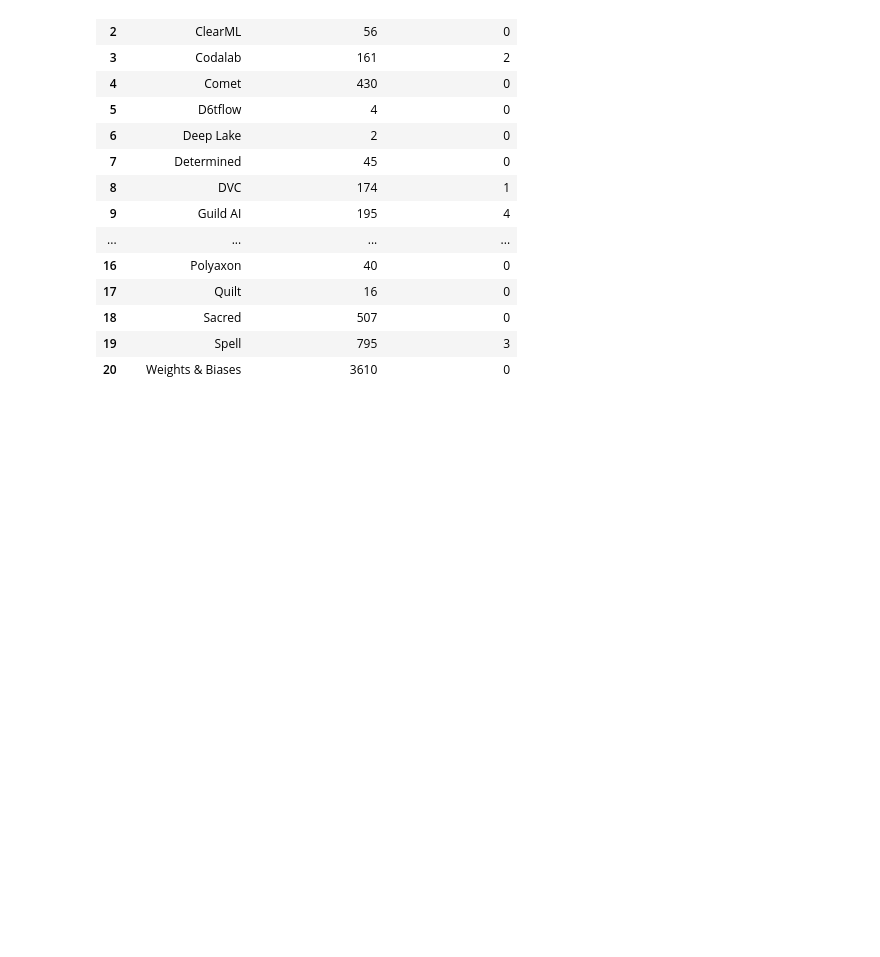
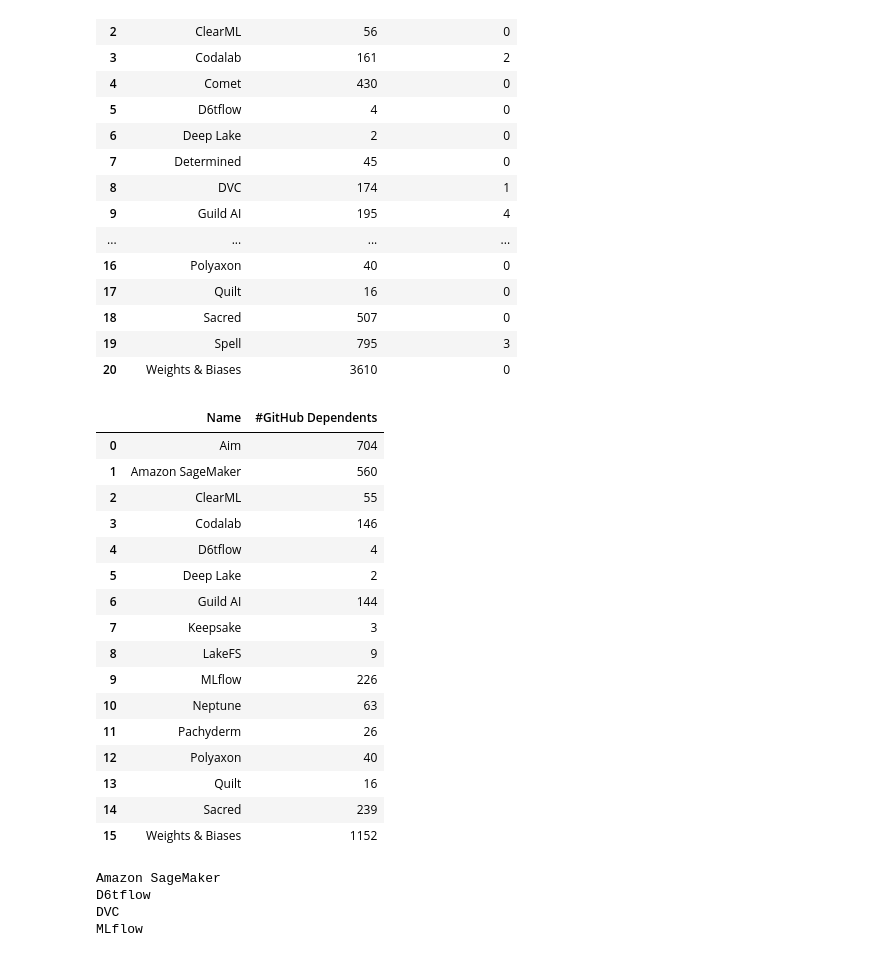
Before and after one commit to zhimin-z/MSR-Asset-Management, a Jupyter notebook: Code/Main.ipynb, the cells around one changed output. Saved outputs shown, nothing was run; the diff lists cells and outputs as text; code cells hidden in the pictures; blank space fills up the shorter version.

```diff
--- a/Code/Main.ipynb
+++ b/Code/Main.ipynb
@@ -78,7 +78,7 @@ for file_name in glob.glob(os.path.join(raw_path, '*.json')):
                 repo_name = repo_file['name'].removeprefix('gitlab.com/')
                 gitlab_repo_names.add(repo_name)
 
-    tool_name = file_name.split('/')[-1].split('.')[0]
+    tool_name = file_name.split('\\')[-1].split('.')[0]
     if tool_name in tool_repos:
         tool_data, error_data = github_miner.scrape(
             repo_name=tool_repos[tool_name], name=tool_name)
@@ -252,6 +252,35 @@ for index, row in df.iterrows():
     if not github_errors_tool.empty:
         github_errors_tool.to_csv(os.path.join(
             github_round1_error_path, f'{row["Name"]}.csv'), index=False)
+# %%
+df_summary = pd.DataFrame(columns=['Name', '#GitHub Dependents'])
+for file_name in glob.glob(os.path.join(github_round1_path, '*.csv')):
+    tool_name = file_name.split('\\')[-1].split('.')[0]
+    df = pd.read_csv(file_name)
+    row_new = {
+        'Name': tool_name,
+        '#GitHub Dependents': df.shape[0]
+    }
+    df_summary = df_summary.append(row_new, ignore_index=True)
+df_summary
+# %% [output]
+|  | Name | #GitHub Dependents |
+| 0 | Aim | 704 |
+| 1 | Amazon SageMaker | 560 |
+| 2 | ClearML | 55 |
+| 3 | Codalab | 146 |
+| 4 | D6tflow | 4 |
+| 5 | Deep Lake | 2 |
+| 6 | Guild AI | 144 |
+| 7 | Keepsake | 3 |
+| 8 | LakeFS | 9 |
+| 9 | MLflow | 226 |
+| 10 | Neptune | 63 |
+| 11 | Pachyderm | 26 |
+| 12 | Polyaxon | 40 |
+| 13 | Quilt | 16 |
+| 14 | Sacred | 239 |
+| 15 | Weights & Biases | 1152 |
 # %%
 gitlab_round2_path = os.path.join(gitlab_path, 'Round#2')
 gitlab_round2_error_path = os.path.join(gitlab_round2_path, 'Error')
@@ -263,7 +292,7 @@ if not os.path.exists(gitlab_round2_error_path):
     os.makedirs(gitlab_round2_error_path)
 # %%
 for file_name in glob.glob(os.path.join(gitlab_round1_path, '*.csv')):
-    tool_name = file_name.split('/')[-1].split('.')[0]
+    tool_name = file_name.split('\\')[-1].split('.')[0]
     repos = pd.read_csv(file_name)
     repos = repos[repos['Category'] != 'Examplar']
 
@@ -284,6 +313,11 @@ for file_name in glob.glob(os.path.join(gitlab_round1_path, '*.csv')):
     if not gitlab_errors.empty:
         gitlab_errors.to_csv(os.path.join(
             gitlab_round2_error_path, f'{tool_name}.csv'), index=False)
+# %% [output]
+Amazon SageMaker
+D6tflow
+DVC
+MLflow
 # %%
 '''
 for file_name in glob.glob(os.path.join(github_round2_path, '*.csv')):
```
Also changed, not shown: 16 other files.
